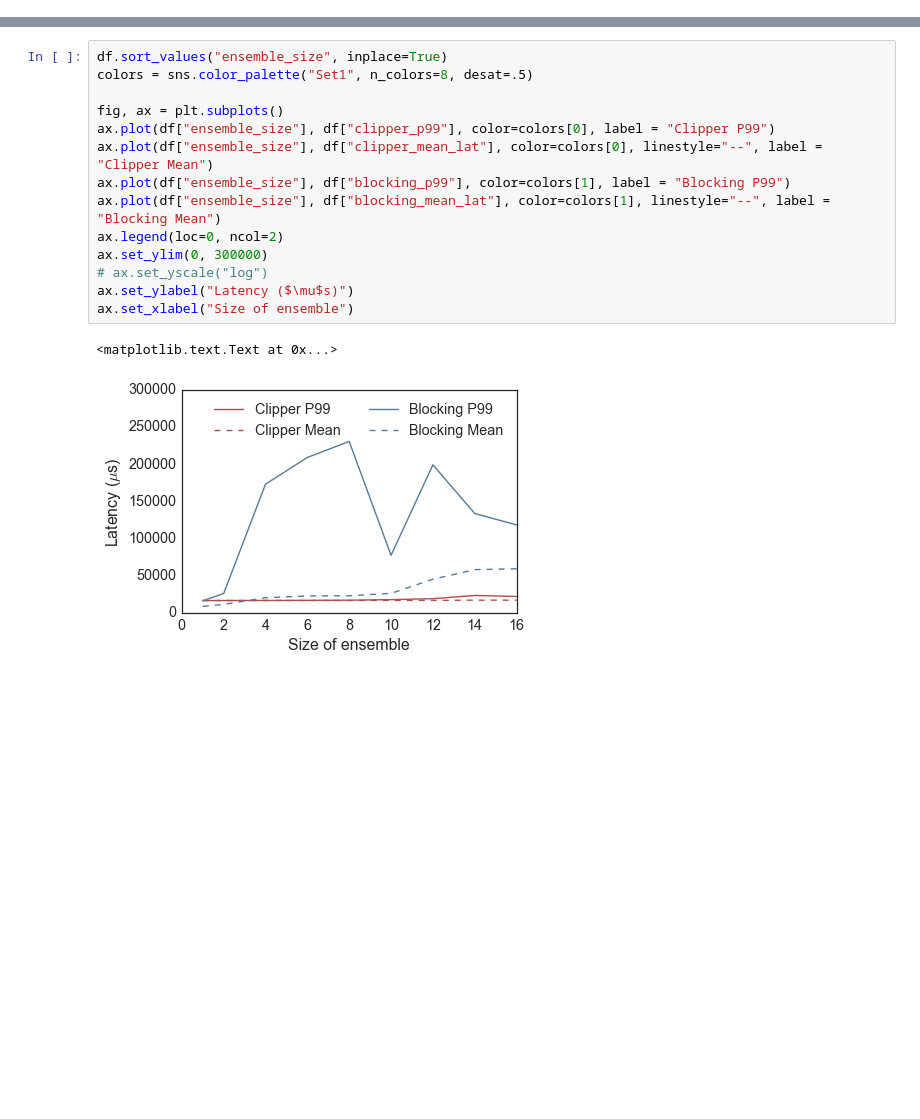
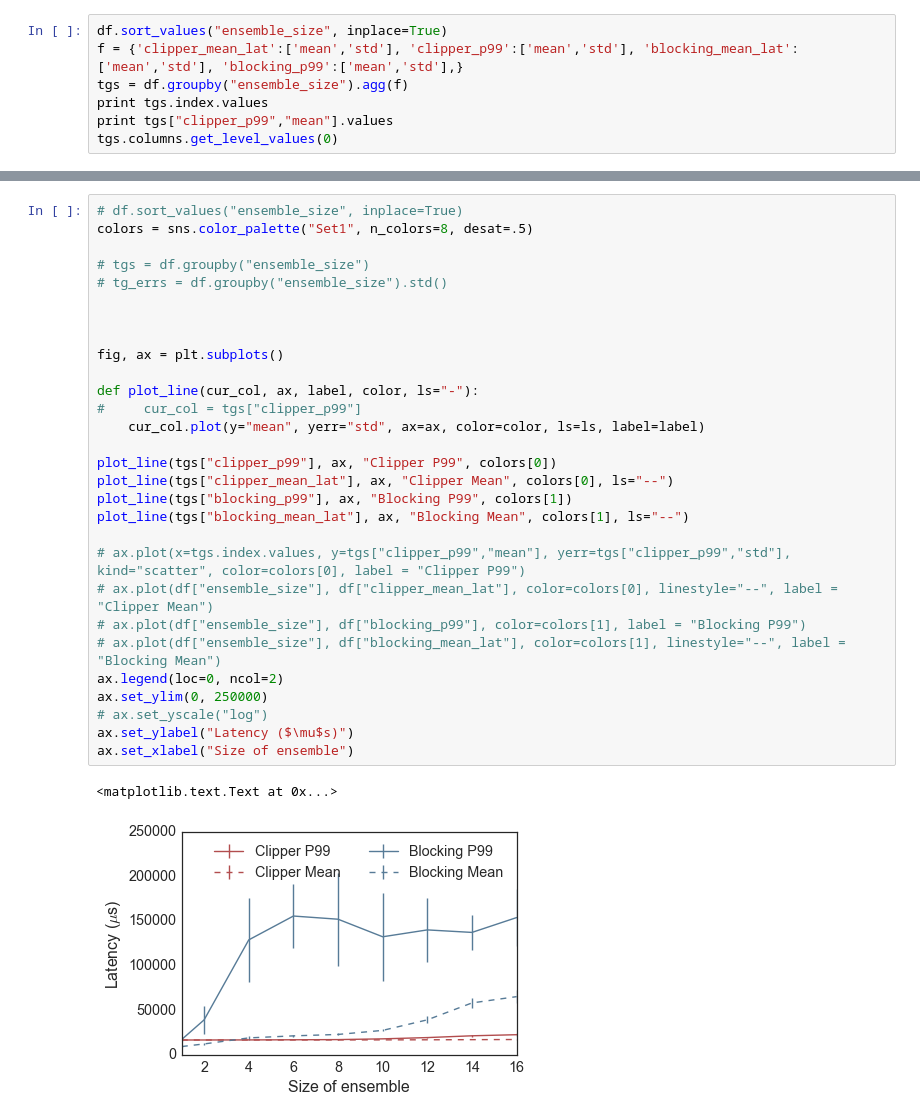
Before and after one commit to dcrankshaw/clipper-plots, a Jupyter notebook: straggler_mitigation.ipynb, the cells around one changed output, grey strips where cells are left out. Saved outputs shown, nothing was run; the diff lists cells and outputs as text; blank space fills up the shorter version.

Commit message:
updated straggler mitigation plot to include more trials

```diff
--- a/straggler_mitigation.ipynb
+++ b/straggler_mitigation.ipynb
@@ -45,0 +62,7 @@ df = pd.DataFrame(columns=("ensemble_size", "clipper_mean_lat", "clipper_p99", "
+# %%
+df.sort_values("ensemble_size", inplace=True)
+f = {'clipper_mean_lat':['mean','std'], 'clipper_p99':['mean','std'], 'blocking_mean_lat':['mean','std'], 'blocking_p99':['mean','std'],}
+tgs = df.groupby("ensemble_size").agg(f)
+print tgs.index.values
+print tgs["clipper_p99","mean"].values
+tgs.columns.get_level_values(0)
@@ -46,17 +77,32 @@ df = pd.DataFrame(columns=("ensemble_size", "clipper_mean_lat", "clipper_p99", "
 # %%
-df.sort_values("ensemble_size", inplace=True)
+# df.sort_values("ensemble_size", inplace=True)
 colors = sns.color_palette("Set1", n_colors=8, desat=.5)
 
+# tgs = df.groupby("ensemble_size")
+# tg_errs = df.groupby("ensemble_size").std()
+
+
+
 fig, ax = plt.subplots()
-ax.plot(df["ensemble_size"], df["clipper_p99"], color=colors[0], label = "Clipper P99")
-ax.plot(df["ensemble_size"], df["clipper_mean_lat"], color=colors[0], linestyle="--", label = "Clipper Mean")
-ax.plot(df["ensemble_size"], df["blocking_p99"], color=colors[1], label = "Blocking P99")
-ax.plot(df["ensemble_size"], df["blocking_mean_lat"], color=colors[1], linestyle="--", label = "Blocking Mean")
+
+def plot_line(cur_col, ax, label, color, ls="-"):
+#     cur_col = tgs["clipper_p99"]
+    cur_col.plot(y="mean", yerr="std", ax=ax, color=color, ls=ls, label=label)
+
+plot_line(tgs["clipper_p99"], ax, "Clipper P99", colors[0])
+plot_line(tgs["clipper_mean_lat"], ax, "Clipper Mean", colors[0], ls="--")
+plot_line(tgs["blocking_p99"], ax, "Blocking P99", colors[1])
+plot_line(tgs["blocking_mean_lat"], ax, "Blocking Mean", colors[1], ls="--")
+
+# ax.plot(x=tgs.index.values, y=tgs["clipper_p99","mean"], yerr=tgs["clipper_p99","std"], kind="scatter", color=colors[0], label = "Clipper P99")
+# ax.plot(df["ensemble_size"], df["clipper_mean_lat"], color=colors[0], linestyle="--", label = "Clipper Mean")
+# ax.plot(df["ensemble_size"], df["blocking_p99"], color=colors[1], label = "Blocking P99")
+# ax.plot(df["ensemble_size"], df["blocking_mean_lat"], color=colors[1], linestyle="--", label = "Blocking Mean")
 ax.legend(loc=0, ncol=2)
-ax.set_ylim(0, 300000)
+ax.set_ylim(0, 250000)
 # ax.set_yscale("log")
 ax.set_ylabel("Latency ($\mu$s)")
 ax.set_xlabel("Size of ensemble")
 # %% [output]
 <matplotlib.text.Text at 0x...>
-[figure, old version]
+[figure, new version]
```
Also changed, not shown: parts of 3 cells of this notebook, 1 other file.
